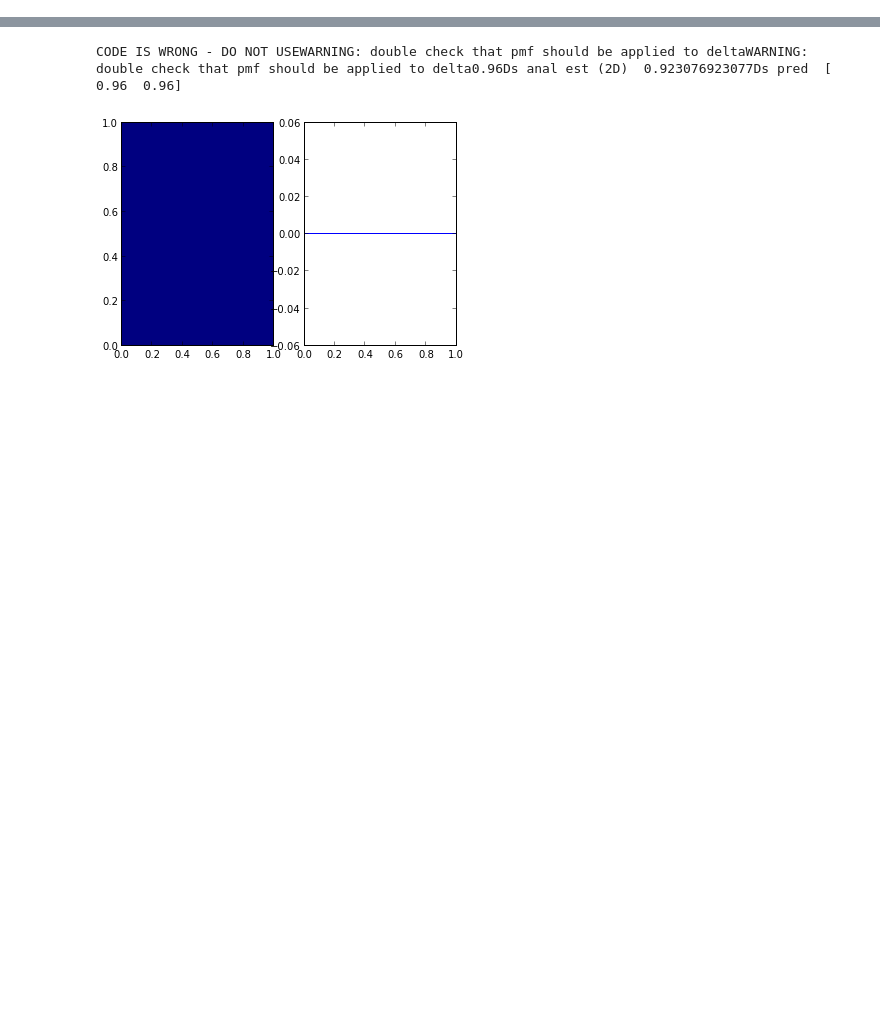
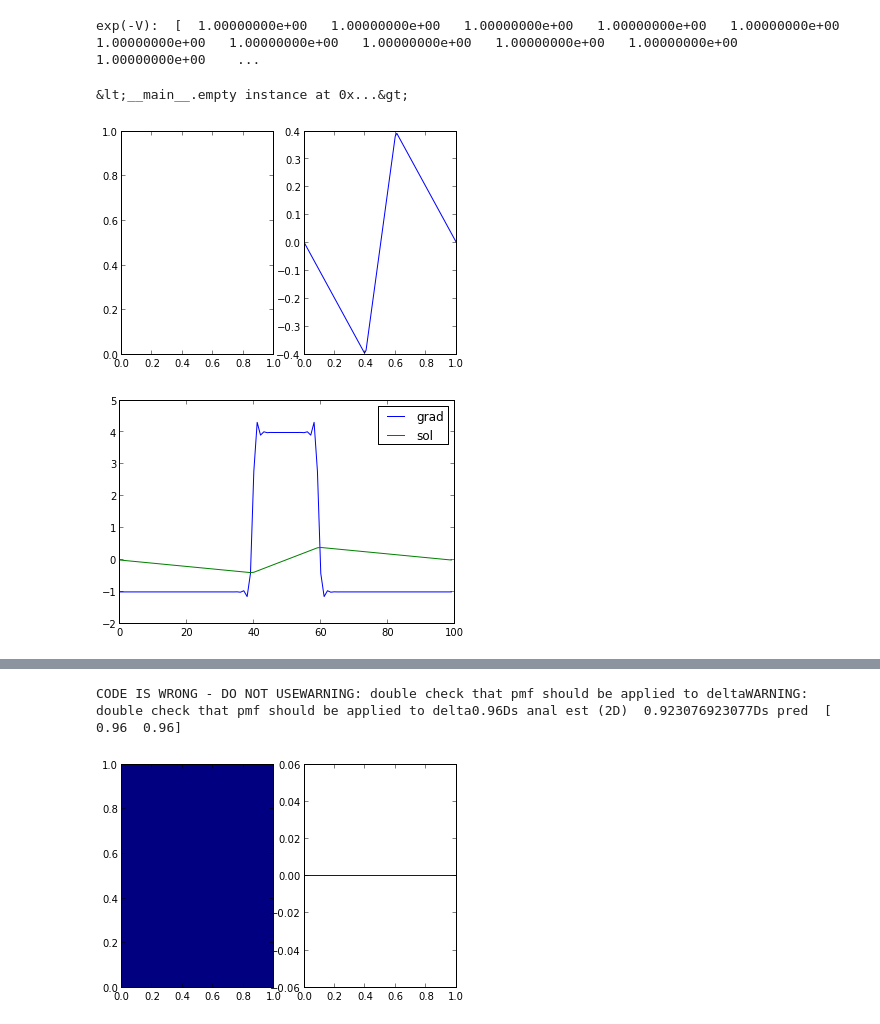
Before and after one commit to huskeypm/smolhomog, a Jupyter notebook: example/noobstacle/smolhomog2d.ipynb, the cells around one changed output, grey strips where cells are left out. Saved outputs shown, nothing was run; the diff lists cells and outputs as text; code cells hidden in the pictures; blank space fills up the shorter version.

```diff
--- a/example/noobstacle/smolhomog2d.ipynb
+++ b/example/noobstacle/smolhomog2d.ipynb
@@ -7 +7,8 @@ from dolfin import *import sys, math, numpyimport numpy as nptol = 1E-14   # tol
+# %%
+doit(dim=1,barrierHeight=199,plot=True)
+# %% [output]
+exp(-V):  [  1.00000000e+00   1.00000000e+00   1.00000000e+00   1.00000000e+00   1.00000000e+00   1.00000000e+00   1.00000000e+00   1.00000000e+00   1.00000000e+00   1.00000000e+00   1.00000000e+00    ...
+&lt;__main__.empty instance at 0x...&gt;
+[figure, added]
+[figure, added]
 # %%
```
Also changed, not shown: parts of 6 cells of this notebook.
